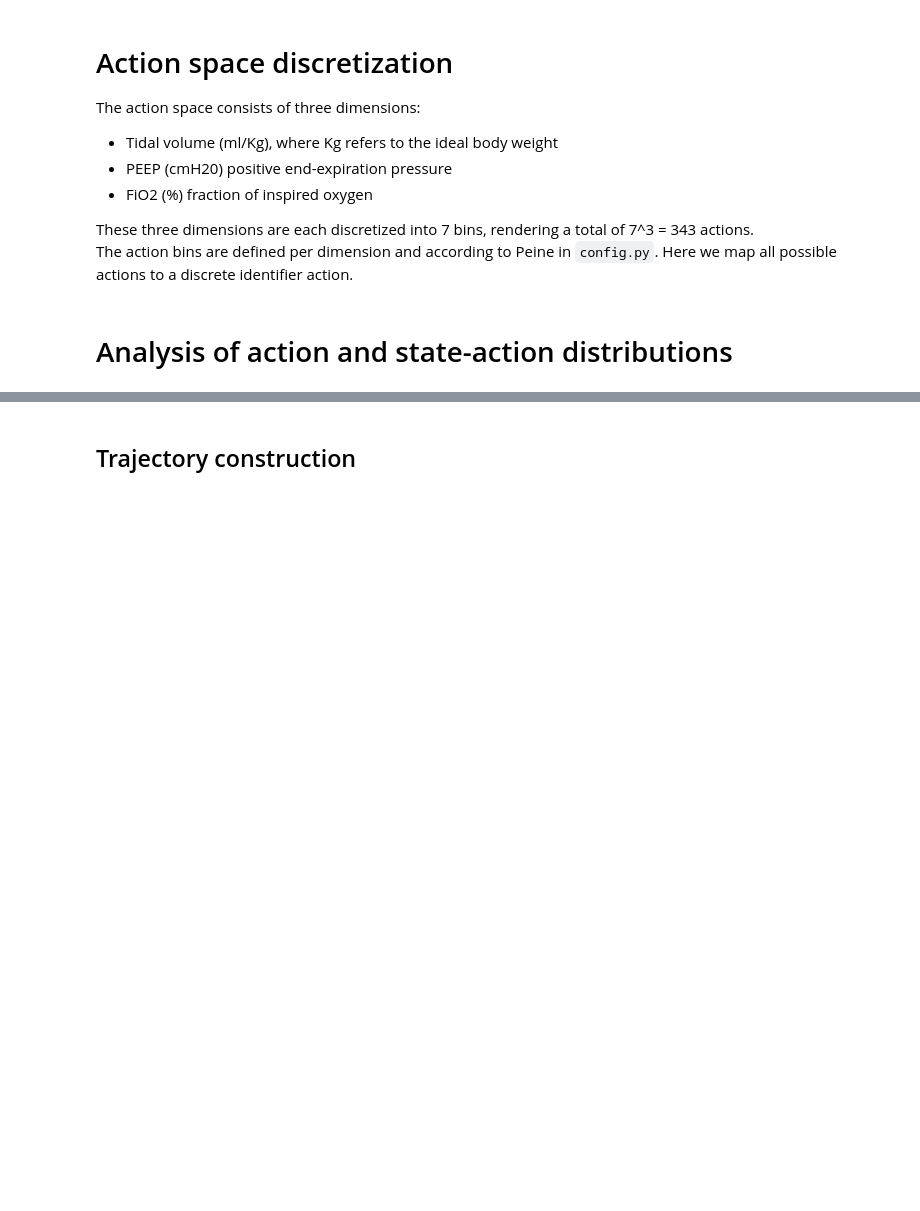
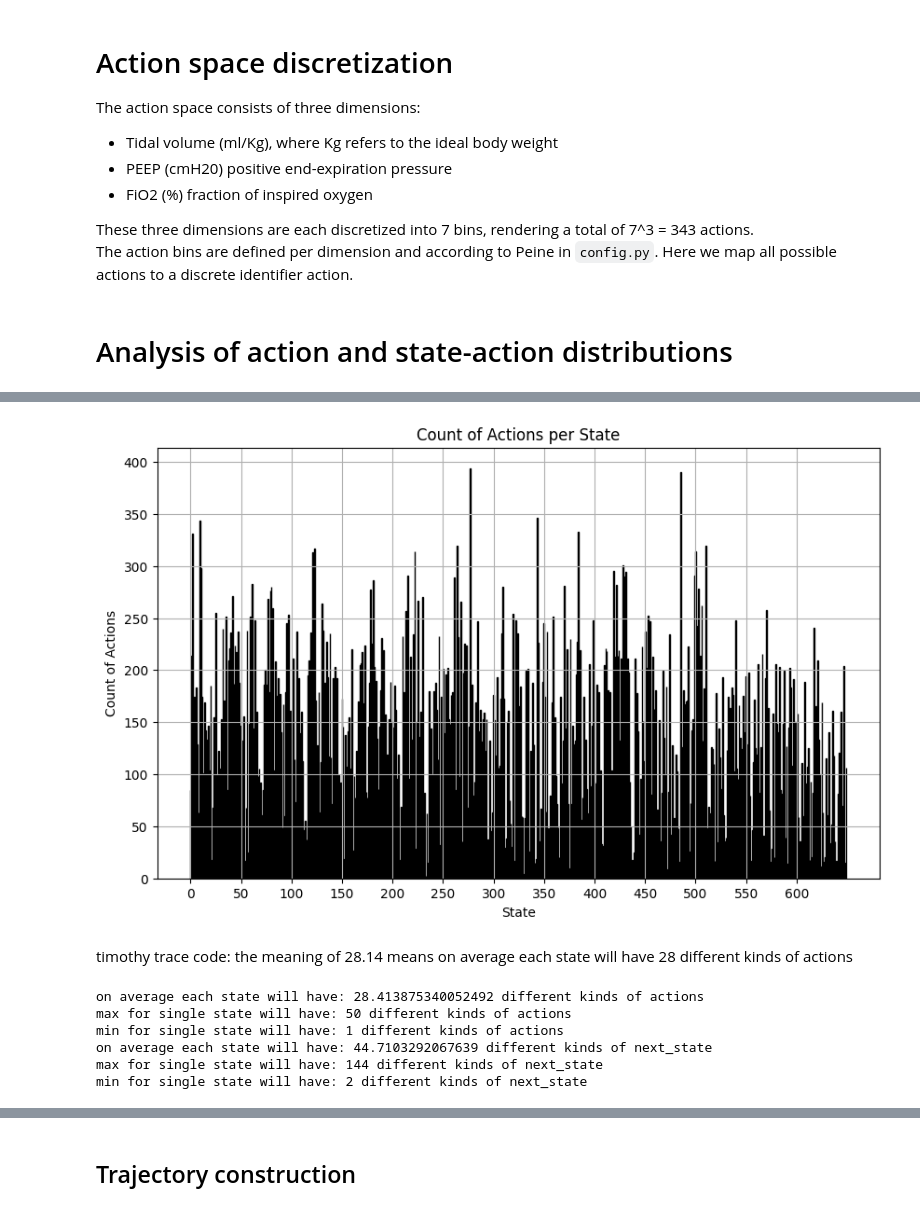
Before and after one commit to timothy0203/guideline-informed-vent-rl, a Jupyter notebook: scripts/Clustering and Training.ipynb, the cells around one changed output, grey strips where cells are left out. Saved outputs shown, nothing was run; the diff lists cells and outputs as text; code cells hidden in the pictures; blank space fills up the shorter version.

```diff
--- a/scripts/Clustering and Training.ipynb
+++ b/scripts/Clustering and Training.ipynb
@@ -366,0 +592,42 @@ if CREATE_TRAJS:
+# %%
+# Count 'action_discrete' per 'state'
+counts = train_set[["state", "action_discrete"]].groupby("state").count().reset_index()
+
+# Ensure all states from 0 to 649 are included
+all_states = pd.DataFrame({'state': range(650)})
+counts = pd.merge(all_states, counts, on='state', how='left').fillna(0)
+
+# Plot using a bar plot
+plt.figure(figsize=(10, 6))  # Increase figure size for better visibility
+plt.bar(counts['state'], counts['action_discrete'], color='skyblue', edgecolor='black')
+plt.xlabel('State')
+plt.ylabel('Count of Actions')
+plt.title('Count of Actions per State')
+plt.xticks(range(0, 650, 50))  # Show state numbers on x-axis at intervals
+plt.grid(True)
+plt.show()
+# %% [output]
+[figure, added]
+# %% [markdown]
+timothy trace code:
+the meaning of 28.14 means on average each state will have 28 different kinds of actions
+# %%
+# Count unique actions per state
+unique_actions_per_state = train_set.groupby('state')['action_discrete'].nunique()
+unique_actions_per_state_ratio = unique_actions_per_state * (train_set.groupby('state')['action_discrete'].count() / train_set.groupby('state')['action_discrete'].count().sum())
+print(f'on average each state will have: {unique_actions_per_state_ratio.sum()} different kinds of actions')
+print(f'max for single state will have: {unique_actions_per_state.max()} different kinds of actions')
+print(f'min for single state will have: {unique_actions_per_state.min()} different kinds of actions')
+
+unique_next_state_per_state = train_set.groupby('state')['next_state'].nunique()
+unique_next_state_per_state_ratio = unique_next_state_per_state * (train_set.groupby('state')['next_state'].count() / train_set.groupby('state')['next_state'].count().sum())
+print(f'on average each state will have: {unique_next_state_per_state_ratio.sum()} different kinds of next_state')
+print(f'max for single state will have: {unique_next_state_per_state.max()} different kinds of next_state')
+print(f'min for single state will have: {unique_next_state_per_state.min()} different kinds of next_state')
+# %% [output]
+on average each state will have: 28.413875340052492 different kinds of actions
+max for single state will have: 50 different kinds of actions
+min for single state will have: 1 different kinds of actions
+on average each state will have: 44.7103292067639 different kinds of next_state
+max for single state will have: 144 different kinds of next_state
+min for single state will have: 2 different kinds of next_state
```
Also changed, not shown: parts of 90 cells of this notebook, 23 other files.
